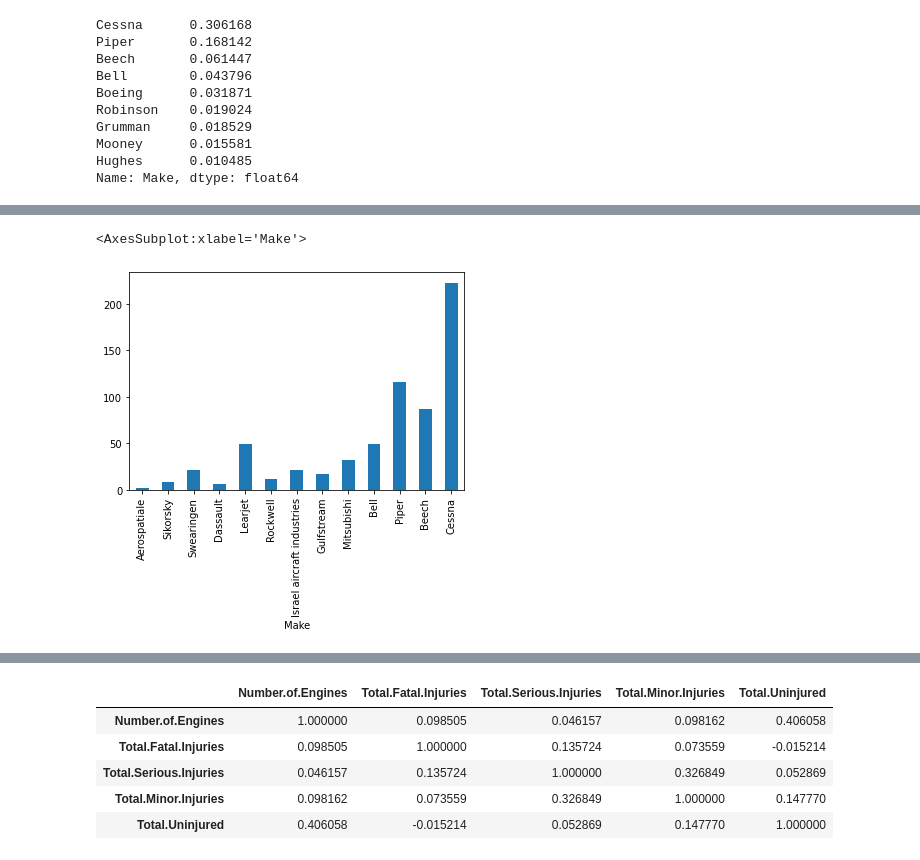
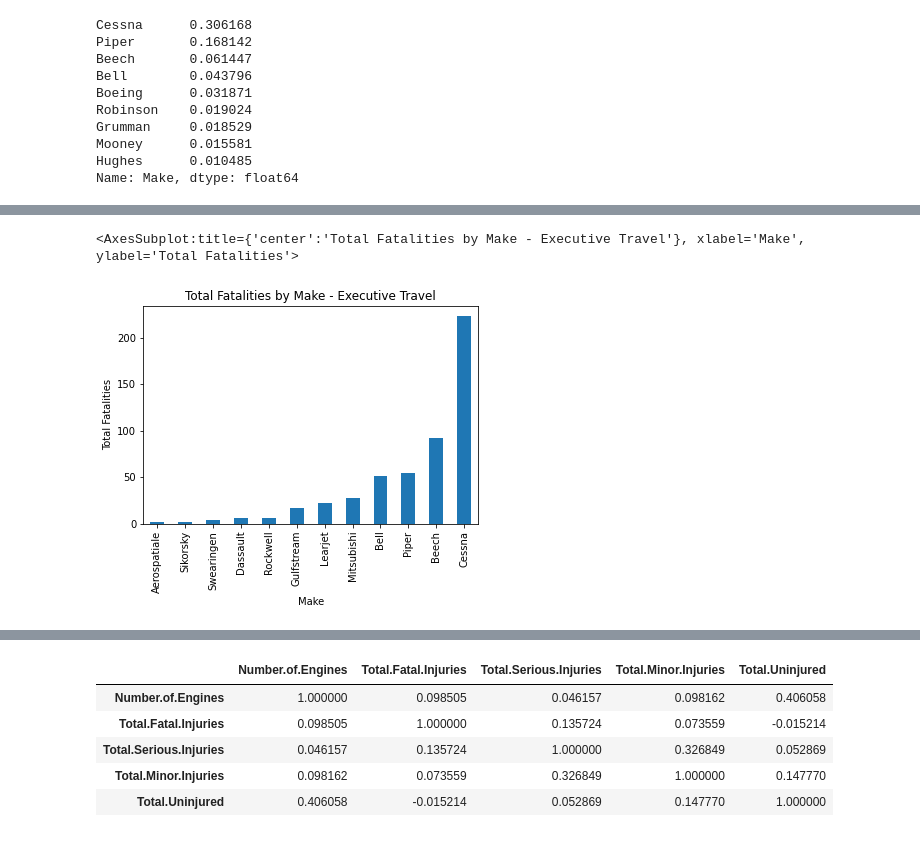
Before and after one commit to balramo92/Phase1_project, a Jupyter notebook: notebook.ipynb, the cells around one changed output, grey strips where cells are left out. Saved outputs shown, nothing was run; the diff lists cells and outputs as text; code cells hidden in the pictures.

```diff
--- a/notebook.ipynb
+++ b/notebook.ipynb
@@ -12,7 +12,7 @@ import matplotlib.pyplot as plt
 %matplotlib inline
 # %%
 # Get a preliminary understanding of the data
-df = pd.read_csv('AviationData.csv', encoding='latin-1')
+df = pd.read_csv('AviationData.csv', encoding='latin-1', low_memory = False)
 df.head()
 # %% [output]
 |  | Event.Id | Investigation.Type | Accident.Number | Event.Date | Location | Country | Latitude | Longitude | ... |
@@ -408,0 +379,24 @@ Name: Make, Length: 7383, dtype: int64
+# %%
+# Remove rows with missing data if there is less than 1000 rows. 1000 rows are 1% of data - so it shouldnt affect the quality of the data
+
+df = df[~df['Location'].isnull()]
+df = df[~df['Model'].isnull()]
+df = df[~df['Amateur.Built'].isnull()]
+df = df[~df['Country'].isnull()]
+df = df[~df['Injury.Severity'].isnull()]
+
+df.isna().sum().sort_values()
+
+#We have removed ~1500 rows - this shouldnt affect quality of data
+# %%
+# Fix the make column. Try to group together all the different names of the same brand into one name. First get everything into a uniform format
+df['Make']= df['Make'].apply(lambda x: str(x).capitalize())
+
+Makelist = ['Learjet','Dassault', 'Gulfstream','Cessna','Piper','Beech',
+            'Boeing','Bell','Mooney','Robinson','Grumman','Mitsubishi','Sikorsky','Israel','Aerospatiale','Swearingen','Rockwell']
+
+for make in Makelist:
+    df['Make'] = df['Make'].apply(lambda x: make if str(make).upper() in str(x).upper() else x)
+
+
+df['Make'].value_counts()
@@ -546,18 +564,18 @@ Name: Make, dtype: float64
 # %%
 #So I am going to create a subset of data that has only those makes above
 execdf1 = execdf[(execdf['Make']=='Cessna')|(execdf['Make']=='Beech')]
 execdf2 = execdf[(execdf['Make']=='Piper')|(execdf['Make']=='Bell')]
 execdf3 = execdf[(execdf['Make']=='Learjet')|(execdf['Make']=='Gulfstream')]
 execdf4 = execdf[(execdf['Make']=='Dassault')|(execdf['Make']=='Mitsubishi')]
 execdf5 = execdf[(execdf['Make']=='Sikorsky')|(execdf['Make']=='Aerospatiale')]
 execdf6 = execdf[(execdf['Make']=='Swearingen')|(execdf['Make']=='Israel aircraft industries')]
 execdf7 = execdf[(execdf['Make']=='Rockwell')]
 
 execdfc = pd.concat([execdf1,execdf2,execdf3,execdf4,execdf5,execdf6,execdf7])
-execdfc.groupby('Make')['Total.Fatal.Injuries'].sum().sort_values(ascending=True).plot(kind='bar')
+execdfc.groupby('Make')['Total.Fatal.Injuries'].sum().sort_values(ascending=True).plot(kind='bar', xlabel = "Make", ylabel = "Total Fatalities", title = 'Total Fatalities by Make - Executive Travel')
 # %% [output]
-<AxesSubplot:xlabel='Make'>
+<AxesSubplot:title={'center':'Total Fatalities by Make - Executive Travel'}, xlabel='Make', ylabel='Total Fatalities'>
-[figure, old version]
+[figure, new version]
 # %%
 # Proportion of Make among Executive Travel
 execdfc['Make'].value_counts(normalize=True).sort_values(ascending=False)
```
Also changed, not shown: parts of 58 cells of this notebook, 4 other files.
